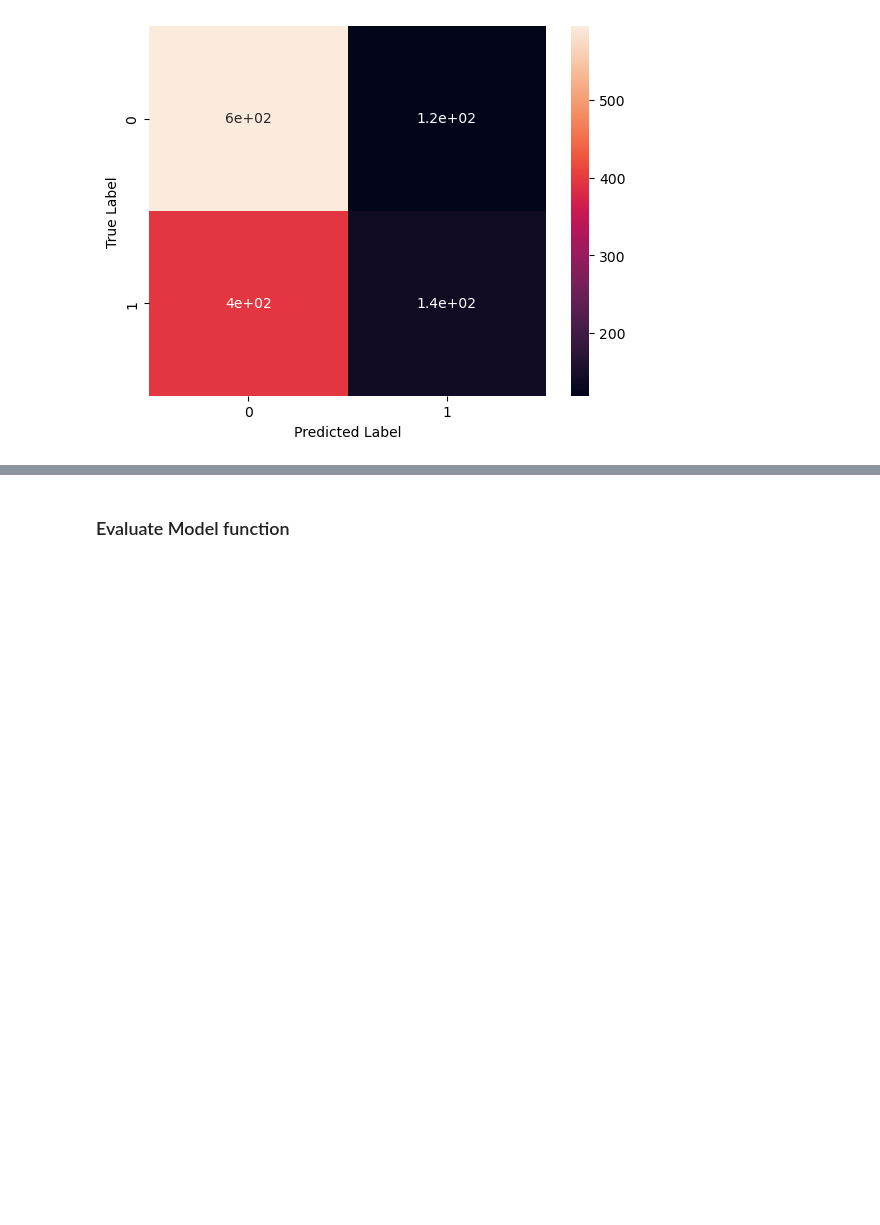
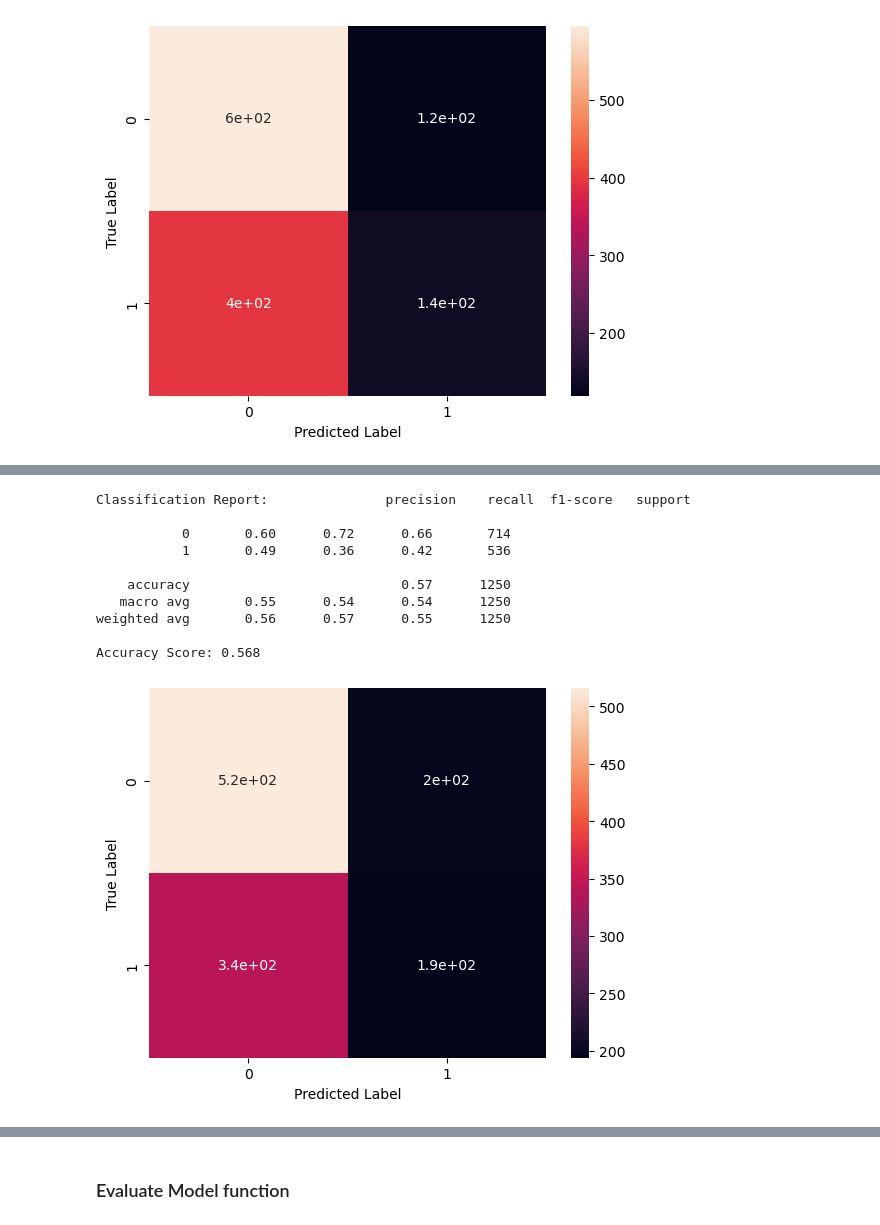
Before and after one commit to alim0118/customer-churn-predictor, a Jupyter notebook: Churn_Predictor.ipynb, the cells around one changed output, grey strips where cells are left out. Drawn from its saved outputs; the diff is of its cells as text; code cells hidden in the pictures; blank space fills up the shorter version.

```diff
--- a/Churn_Predictor.ipynb
+++ b/Churn_Predictor.ipynb
@@ -548,0 +606,21 @@ from sklearn.model_selection import GridSearchCV
+# %%
+# rerun decision tree with selected features
+X_train_sel = X_train[['AI_Interaction_Level', 'AI_Personalization_Effectiveness', 'AI_Response_Time', 'Generation']]
+X_test_sel = X_test[['AI_Interaction_Level', 'AI_Personalization_Effectiveness', 'AI_Response_Time', 'Generation']]
+decisiontree.fit(X_train_sel, Y_train)
+
+y_pred_dt = decisiontree.predict(X_test_sel)
+print_classification_report(Y_test, y_pred_dt)
+print_conf_matrix(Y_test, y_pred_dt)
+# %% [output]
+Classification Report:               precision    recall  f1-score   support
+
+           0       0.60      0.72      0.66       714
+           1       0.49      0.36      0.42       536
+
+    accuracy                           0.57      1250
+   macro avg       0.55      0.54      0.54      1250
+weighted avg       0.56      0.57      0.55      1250
+
+Accuracy Score: 0.568
+[figure, added]
```
Also changed, not shown: parts of 15 cells of this notebook.
